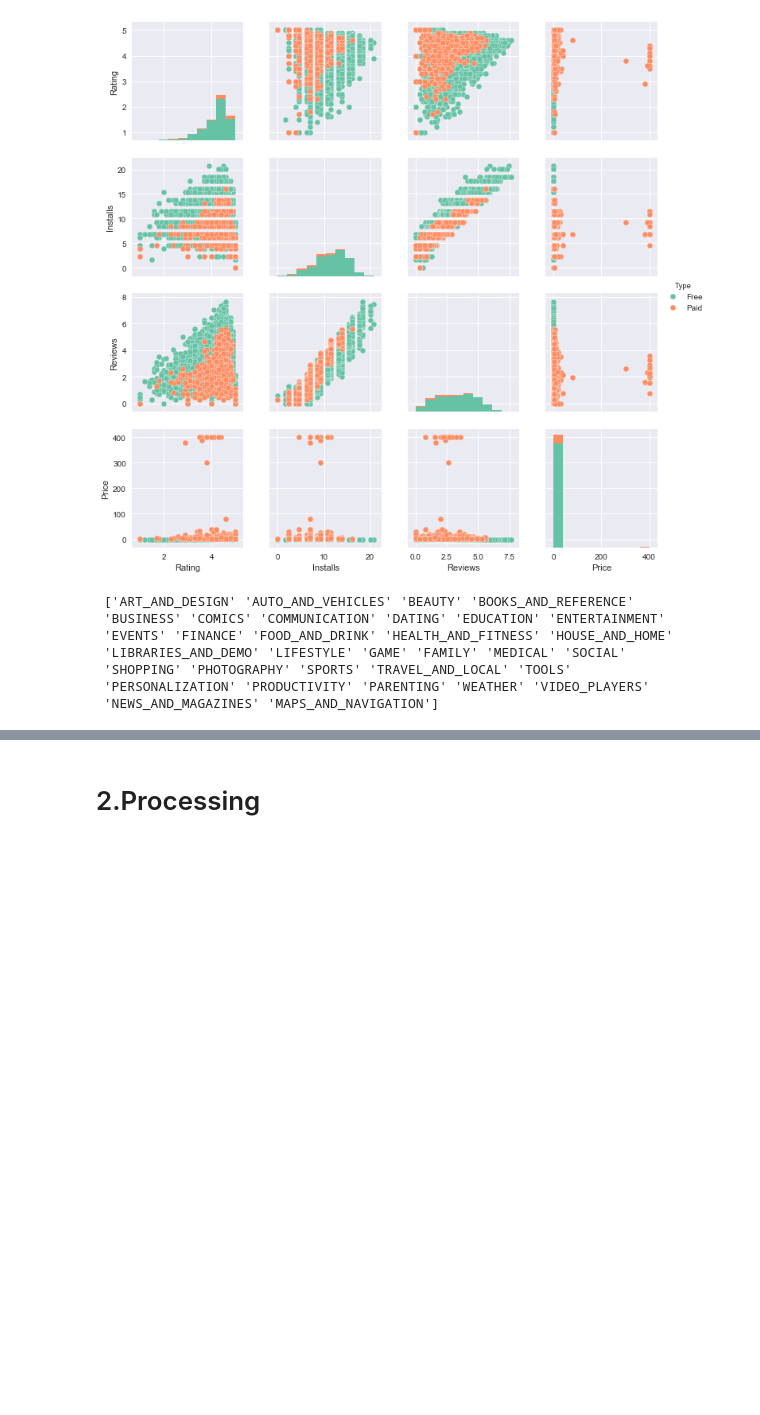
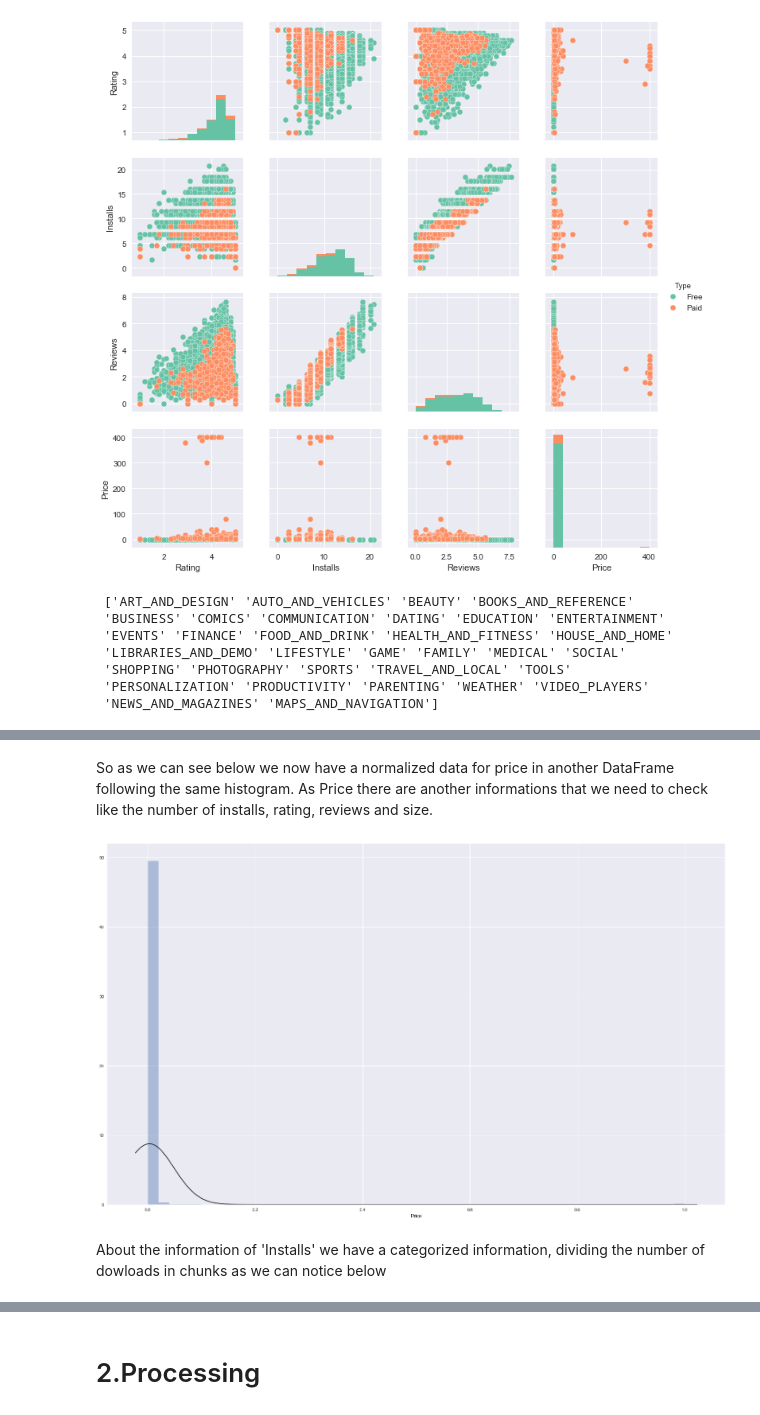
Before and after one commit to marco-olimpio/ufrn, a Jupyter notebook: IMD0104 - PROGRAMAÇÃO ORIENTADA A OBJETOS E MAPEAMENTO OBJETO-RELACIONAL/assignments/3/IMD0104 - TerceiraUnidade.ipynb, the cells around one changed output, grey strips where cells are left out. Cells and saved outputs as stored; diff of their text form; code cells hidden in the pictures; blank space fills up the shorter version.

```diff
--- a/IMD0104 - PROGRAMAÇÃO ORIENTADA A OBJETOS E MAPEAMENTO OBJETO-RELACIONAL/assignments/3/IMD0104 - TerceiraUnidade.ipynb
+++ b/IMD0104 - PROGRAMAÇÃO ORIENTADA A OBJETOS E MAPEAMENTO OBJETO-RELACIONAL/assignments/3/IMD0104 - TerceiraUnidade.ipynb
@@ -268,0 +279,3 @@ In this very first part of data analysis the assignment requested for three sort
+# %%
+dfmod = df
+dfmod["Price"] = (df["Price"] - df["Price"].min()) / (df["Price"].max() - df["Price"].min())
@@ -268,0 +294,8 @@ In this very first part of data analysis the assignment requested for three sort
+# %% [markdown]
+So as we can see below we now have a normalized data for price in another DataFrame following the same histogram. As Price there are another informations that we need to check like the number of installs, rating, reviews and size.
+# %%
+sns.distplot(dfmod["Price"], kde=False, fit=stats.norm);
+# %% [output]
+[figure, added]
+# %% [markdown]
+About the information of 'Installs' we have a categorized information, dividing the number of dowloads in chunks as we can notice below
```
Also changed, not shown: parts of 33 cells of this notebook.
